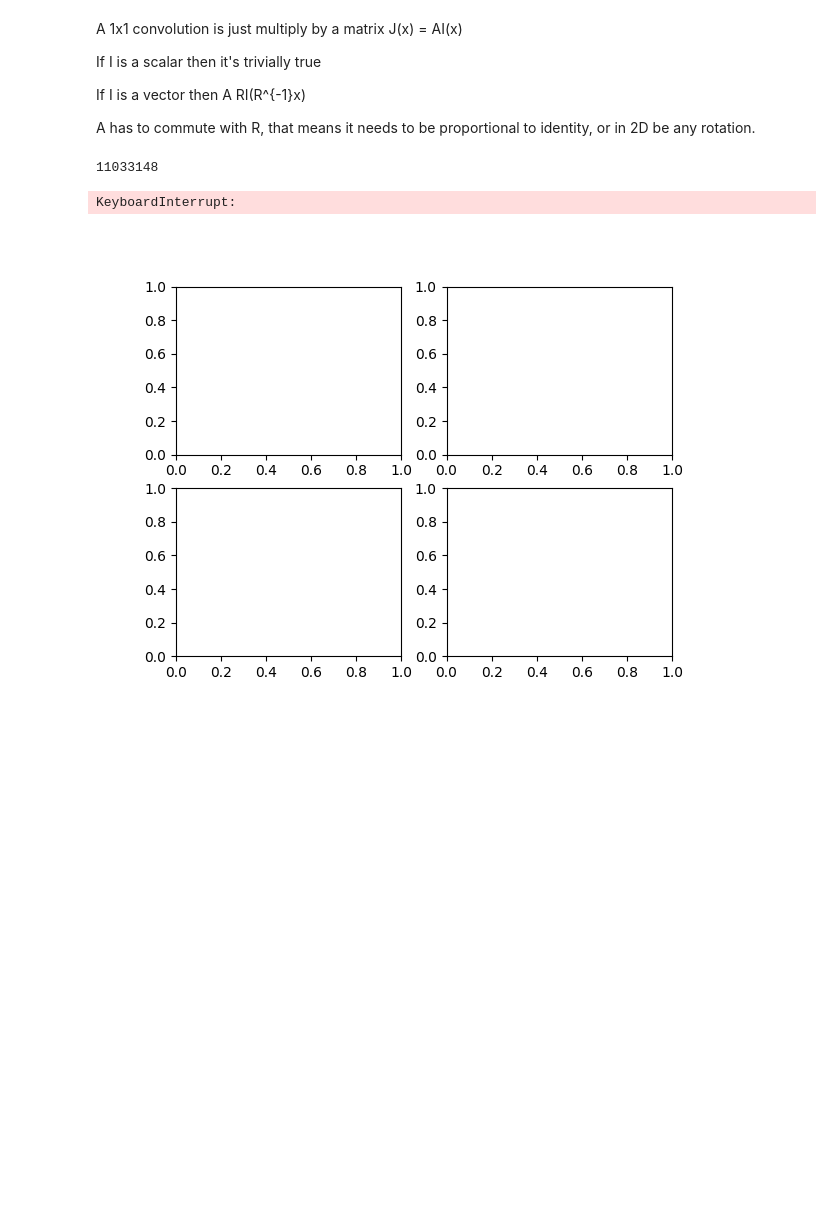
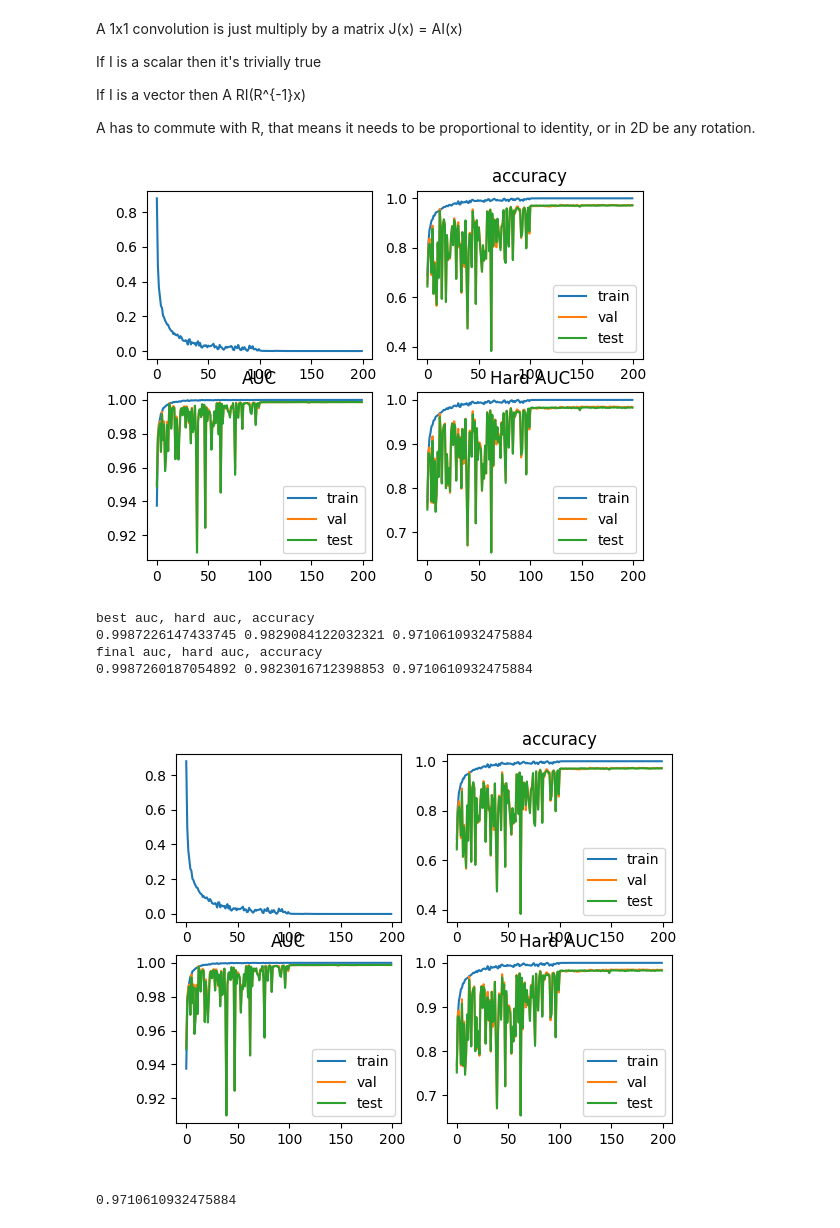
Before and after one commit to twardlab/rotnet, a Jupyter notebook: rotation_v09_use_models_file.ipynb, the cells around one changed output. Cells and saved outputs as stored; diff of their text form; code cells hidden in the pictures; blank space fills up the shorter version.

```diff
--- a/rotation_v09_use_models_file.ipynb
+++ b/rotation_v09_use_models_file.ipynb
@@ -672,25 +674,30 @@ from models import train_and_eval
 # %%
 # 18 layers was used in the medmnist
 # with 126 it does best, but its a bit more parameters than the resnet below
 # I could try 123
 reload(models)
 net = models.RotNet18(n0=123,n1=n_labels)
 # 126 gives 11 million parameters, the resnet below is only 10 million, so we could do a bit less
 print(models.count_parameters(net))
-out = train_and_eval(net,my_loader, my_loader_val, my_loader_test, device=device,)
+out = train_and_eval(net,my_loader, my_loader_val, my_loader_test, device=device, nepochs=nepochs)
 auc_val = out['auc_val']
 auc_test = out['auc_test']
 hard_auc_test = out['hard_auc_test']
 accuracy_test = out['accuracy_test']
 ind = auc_val.index(np.max(auc_val))
 print('best auc, hard auc, accuracy')
 print(auc_test[ind],hard_auc_test[ind], accuracy_test[ind])
 print('final auc, hard auc, accuracy')
 print(auc_test[-1],hard_auc_test[-1], accuracy_test[-1])
+out['n0'] = 123
+out['n_parameters'] = models.count_parameters(net)
 # %% [output]
+[figure, new version]
-11033148
+best auc, hard auc, accuracy
+0.9987226147433745 0.9829084122032321 0.9710610932475884
+final auc, hard auc, accuracy
+0.9987260187054892 0.9823016712398853 0.9710610932475884
-KeyboardInterrupt:
-[figure, old version]
+[figure, added]
 # %%
 out['net'] = None
 import gc
@@ -698,0 +707,4 @@ torch.cuda.empty_cache()
+# %%
+out['accuracy_test'][-1]
+# %% [output]
+0.9710610932475884
```
Also changed, not shown: parts of 46 cells of this notebook, 1 other file.
